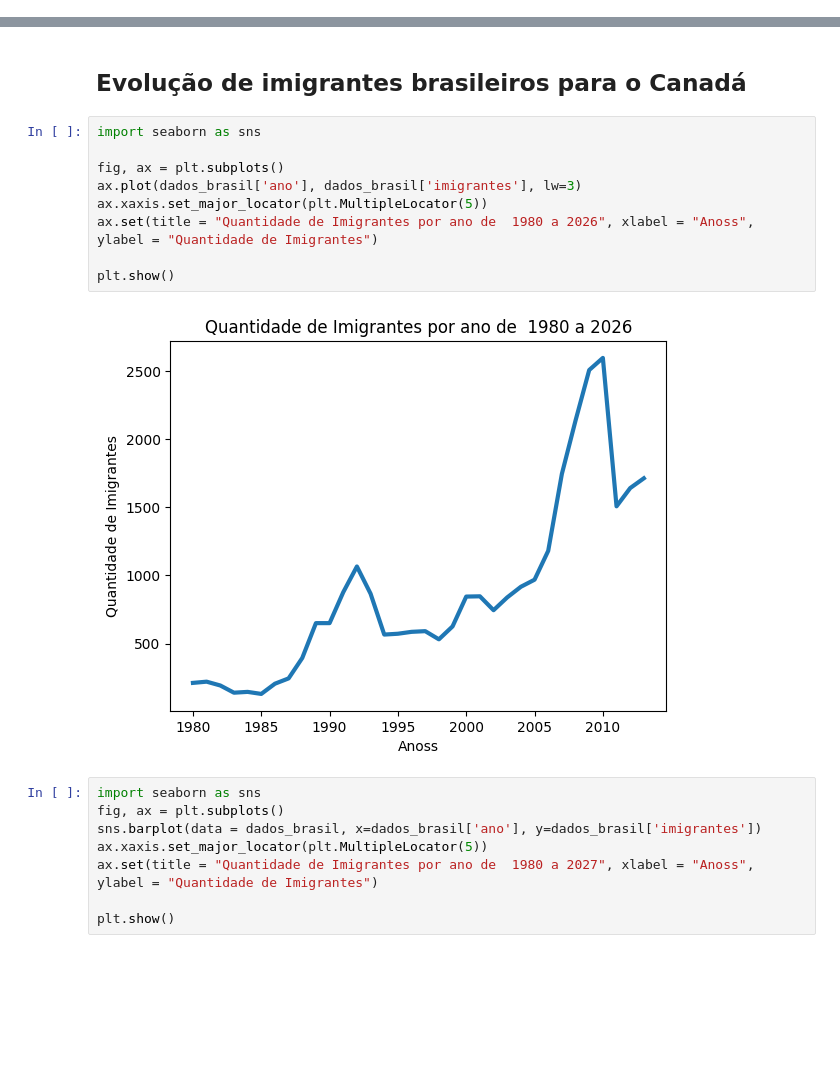
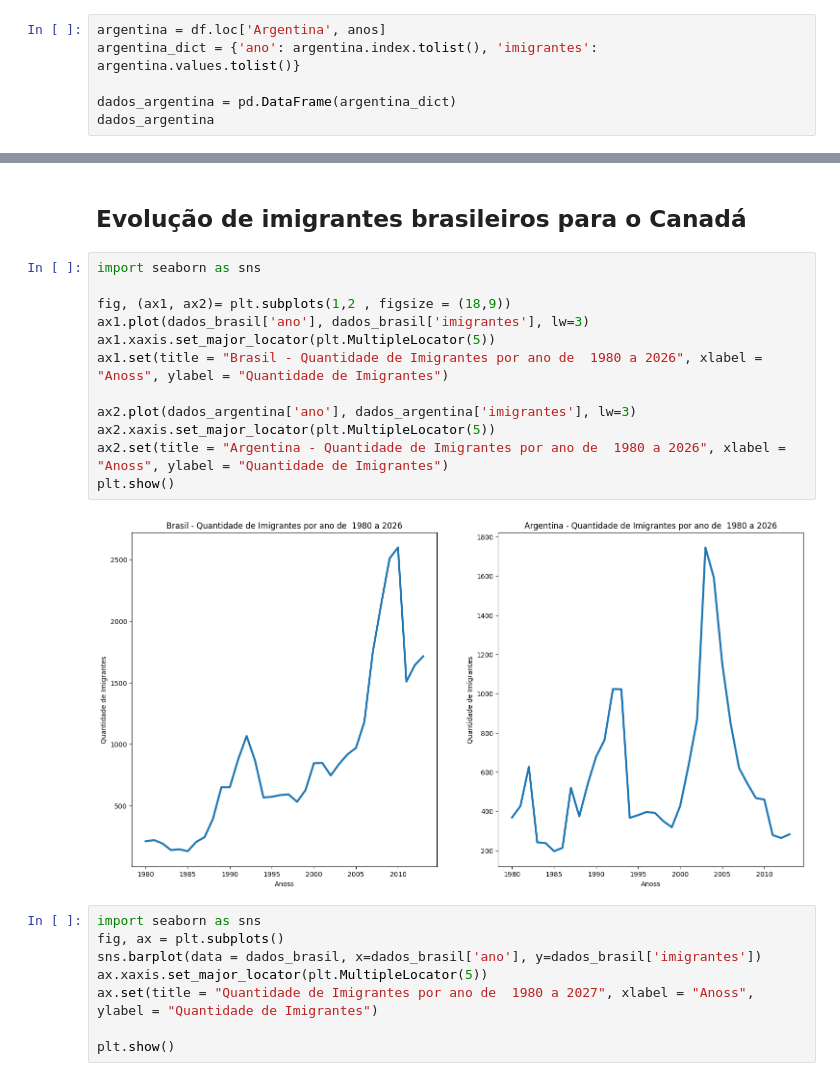
Before and after one commit to davidramos-del/analise-imigrantes-brasileiros, a Jupyter notebook: projeto_base.ipynb, the cells around one changed output, grey strips where cells are left out. Drawn from its saved outputs; the diff is of its cells as text; blank space fills up the shorter version.

Commit message:
grafico-argentina

```diff
--- a/projeto_base.ipynb
+++ b/projeto_base.ipynb
@@ -77,3 +77,9 @@ dados_brasil
 | 31 | 2011 | 1508 |
 | 32 | 2012 | 1642 |
 | 33 | 2013 | 1714 |
+# %%
+argentina = df.loc['Argentina', anos]
+argentina_dict = {'ano': argentina.index.tolist(), 'imigrantes': argentina.values.tolist()}
+
+dados_argentina = pd.DataFrame(argentina_dict)
+dados_argentina
@@ -84,14 +108,17 @@ import matplotlib.pyplot as plt
 # %%
 import seaborn as sns
 
-fig, ax = plt.subplots()
-ax.plot(dados_brasil['ano'], dados_brasil['imigrantes'], lw=3)
-ax.xaxis.set_major_locator(plt.MultipleLocator(5))
-ax.set(title = "Quantidade de Imigrantes por ano de  1980 a 2026", xlabel = "Anoss", ylabel = "Quantidade de Imigrantes")
+fig, (ax1, ax2)= plt.subplots(1,2 , figsize = (18,9))
+ax1.plot(dados_brasil['ano'], dados_brasil['imigrantes'], lw=3)
+ax1.xaxis.set_major_locator(plt.MultipleLocator(5))
+ax1.set(title = "Brasil - Quantidade de Imigrantes por ano de  1980 a 2026", xlabel = "Anoss", ylabel = "Quantidade de Imigrantes")
 
+ax2.plot(dados_argentina['ano'], dados_argentina['imigrantes'], lw=3)
+ax2.xaxis.set_major_locator(plt.MultipleLocator(5))
+ax2.set(title = "Argentina - Quantidade de Imigrantes por ano de  1980 a 2026", xlabel = "Anoss", ylabel = "Quantidade de Imigrantes")
 plt.show()
 # %% [output]
-[figure, old version]
+[figure, new version]
 # %%
 import seaborn as sns
 fig, ax = plt.subplots()
```
Also changed, not shown: parts of 1 cell of this notebook.
